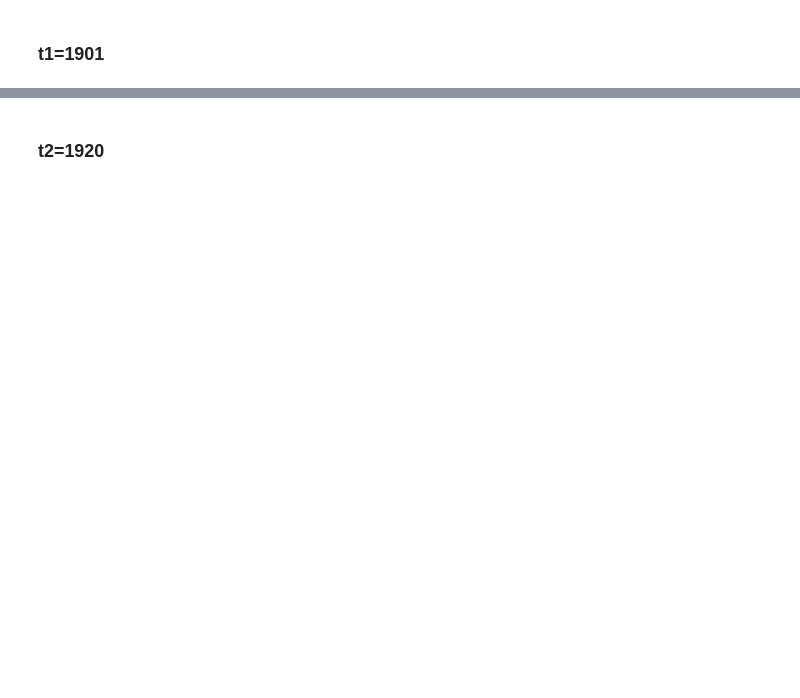
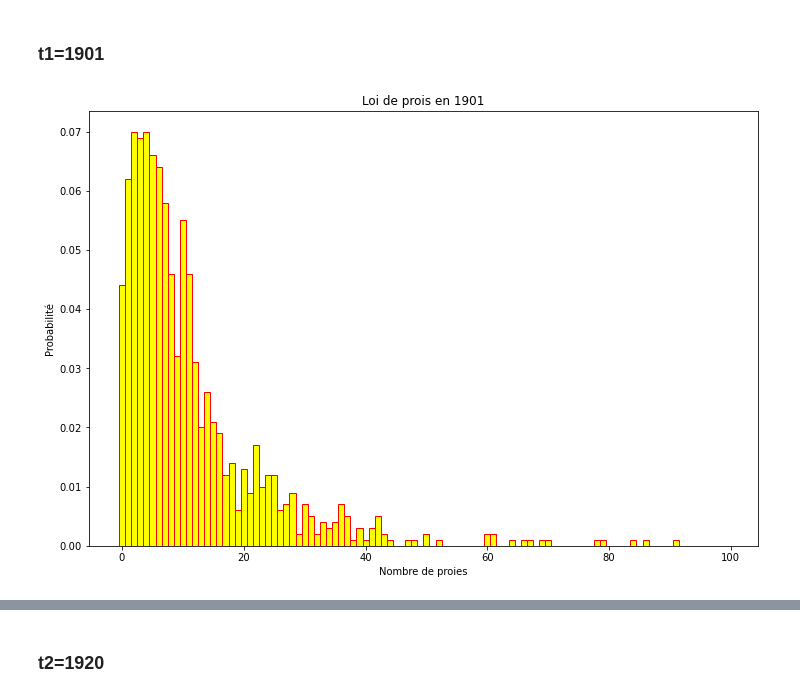
Before and after one commit to ZayedH/MAP568_project, a Jupyter notebook: MAP568.ipynb, the cells around one changed output, grey strips where cells are left out. Saved outputs shown, nothing was run; the diff lists cells and outputs as text; code cells hidden in the pictures; blank space fills up the shorter version.

```diff
--- a/MAP568.ipynb
+++ b/MAP568.ipynb
@@ -39,2 +44,7 @@ def resolutionSystem1EulerRK4(alpha,beta,delta,gamma,y0,z0,dt,N,t0=1900.0):
+# %%
+mu=np.array([0.5,0.05,0.05,0.5])
+std =np.array([0.2,0.02,0.02,0.2])
+zeta = np.sqrt(np.log(1+(std**2)/mu**2))
+lamb = np.log(mu)-(zeta**2)/2
 # %%
 Nsamples = 1000
@@ -47,4 +57,4 @@ z0 = np.random.lognormal(1,1,Nsamples)
 # %%
-N = 10000
+N = 1000
 dt = 20/(N-1) # pour trouver l'indice de l'année k=année/dt
 solution = resolutionSystem1Euler(alpha,beta,delta,gamma,y0,z0,dt,N)
@@ -81,12 +89,14 @@ plt.show()
 # %%
 plt.figure(figsize=(12,8),
            facecolor='white')
-plt.hist(np.round(solution[1][int(1/dt)]),  bins = bins, color = 'yellow',
+plt.hist(solution[1][int(1/dt)],  bins = bins, color = 'yellow',
             edgecolor = 'red',density=True,histtype = 'bar')
 plt.xlabel('Nombre de proies')
 plt.ylabel('Probabilité')
 plt.title('Loi de prois en 1901')
 plt.show()
+# %% [output]
+[figure, added]
 # %%
 plt.figure(figsize=(12,8),
            facecolor='white')
```
Also changed, not shown: parts of 24 cells of this notebook, 1 other file.
